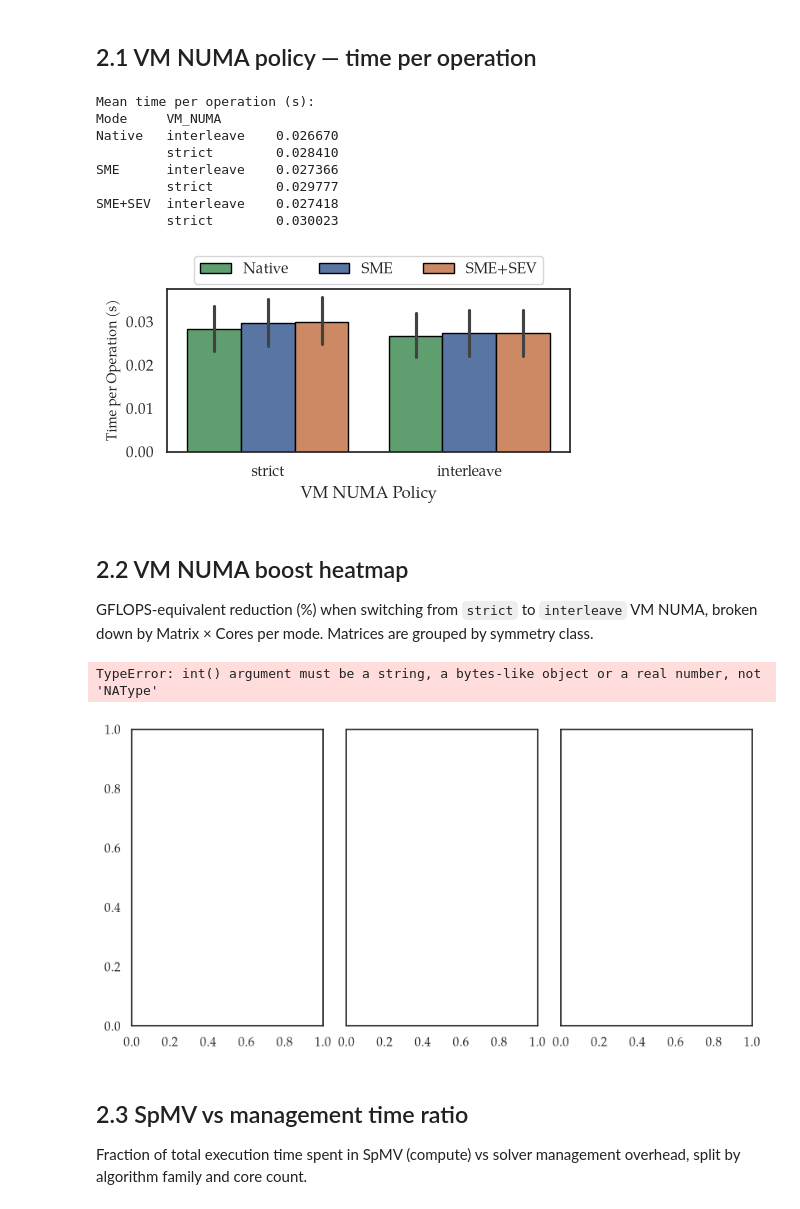
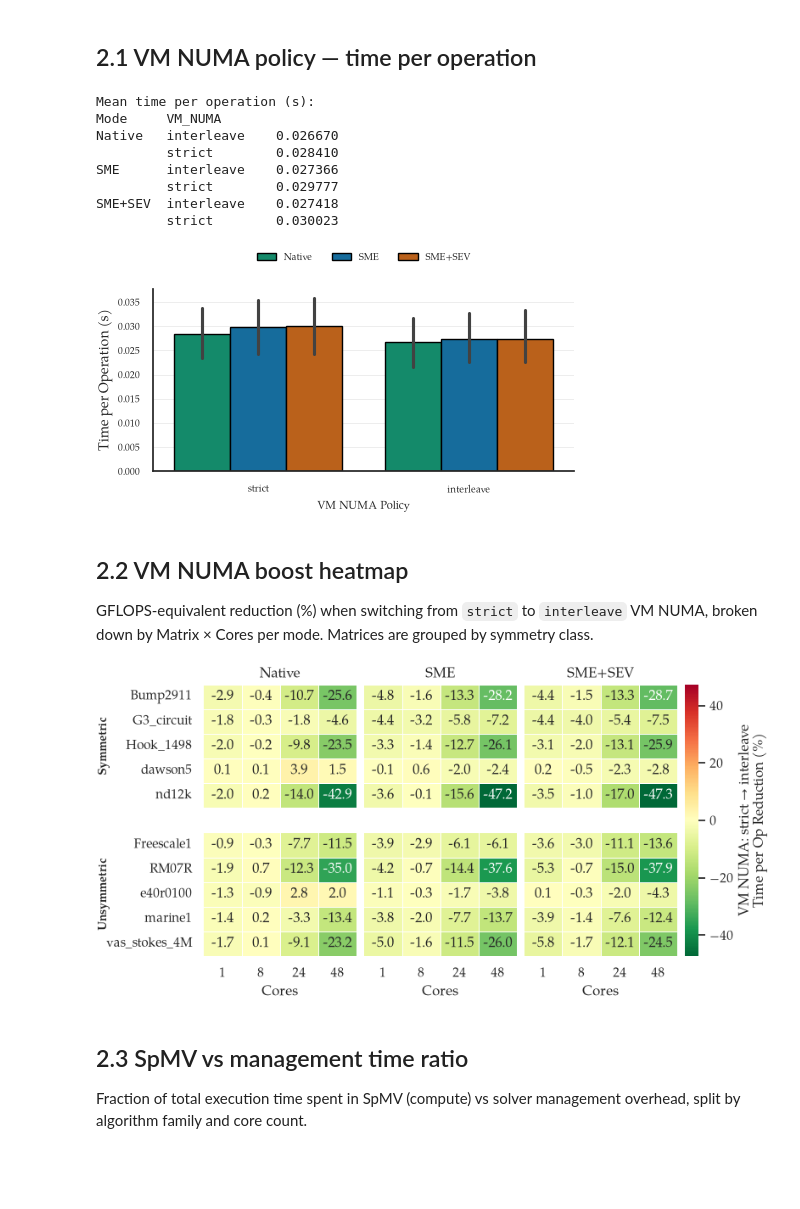
Before and after one commit to engelsm/AMD-CC-Perf, a Jupyter notebook: benchmark/krylov/krylov_analysis.ipynb, the cells around one changed output. Saved outputs shown, nothing was run; the diff lists cells and outputs as text; code cells hidden in the pictures; blank space fills up the shorter version.

```diff
--- a/benchmark/krylov/krylov_analysis.ipynb
+++ b/benchmark/krylov/krylov_analysis.ipynb
@@ -30,5 +30,7 @@ Imports, paths, and shared helpers used throughout the notebook.
 # %%
 import os
+import sys
+
 import numpy as np
 import pandas as pd
 import matplotlib.pyplot as plt
@@ -37,19 +39,14 @@ import statsmodels.api as sm
 from matplotlib.patches import Patch
 from statsmodels.formula.api import ols
 
+sys.path.append("..")
+import common_style as cs
+
+cs.apply_style()
+MODE_PALETTE = cs.MODE_PALETTE
+MODE_PALETTE_2 = cs.MODE_PALETTE_2
+
 os.makedirs("images", exist_ok=True)
-
-sns.set_theme(style="whitegrid", font="TeX Gyre Pagella")
-
-# ── Colour palettes (shared across all plots) ────────────────────────────────
-_base = sns.color_palette("deep", 3)
-MODE_PALETTE = {
-    "Native":  _base[2],
-    "SME":     _base[0],
-    "SME+SEV": _base[1],
-}
-_default = sns.color_palette(n_colors=2)
-MODE_PALETTE_2 = {"SME": _default[0], "SME+SEV": _default[1]}
 # %%
 # ── File paths ───────────────────────────────────────────────────────────────
 matrix_path  = "../../matrices/binary_spmc"
@@ -116,6 +113,7 @@ for label, path in FOLDERS.items():
         df_run            = pd.read_csv(f_path)
         df_run["Mode"]    = label.split("_interleave")[0]
         df_run["VM_NUMA"] = "interleave" if "interleave" in label else "strict"
+        df_run['Process_NUMA_Policy'] = df_run['Process_NUMA_Policy'].replace({'membind': 'strict'})
         results_list.append(df_run)
         print(f"Loaded {len(df_run):>5} rows  ← {label}")
 
@@ -255,7 +253,7 @@ SME      interleave    0.027366
          strict        0.029777
 SME+SEV  interleave    0.027418
          strict        0.030023
-[figure, old version]
+[figure, new version]
 # %% [markdown]
 ## 2.2 VM NUMA boost heatmap
 
@@ -302,7 +300,7 @@ for i, mode in enumerate(modes):
 	)
 	p_mode = p_mode.reindex(sorted(p_mode.columns), axis=1)
 
-	mb_map = df[["Matrix", "MB"]].drop_duplicates().set_index("Matrix")["MB"]
+	mb_map = df[["Matrix", "MB"]].drop_duplicates().set_index("Matrix")["MB"].astype(float).fillna(0.0)
 	sym_map = df[["Matrix", "Symmetric"]].drop_duplicates().set_index("Matrix")["Symmetric"]
 
 	available_rows = list(p_mode.index)
@@ -331,35 +329,34 @@ for i, mode in enumerate(modes):
 		cbar=(i == len(modes) - 1),
 		cbar_kws={"label": "VM NUMA: strict → interleave\nTime per Op Reduction (%)"} if i == len(modes) - 1 else None
 	)
 
 	if i == 0:
 		sym_count = len(sym_sorted)
 		unsym_count = len(unsym_sorted)
 
 		if sym_count > 0:
 			sym_y = sym_count / 2.0
 			axes[i].text(-2.6, sym_y, "Symmetric", va="center", ha="center",
 						 rotation=90, fontweight="bold", fontsize=10,clip_on=False)
 		if unsym_count > 0:
 			unsym_y = sym_count + 1 + (unsym_count / 2.0)
 			axes[i].text(-2.6, unsym_y, "Unsymmetric", va="center", ha="center",
 						 rotation=90, fontweight="bold", fontsize=10, clip_on=False)
 
 	axes[i].set_yticks(np.arange(len(p_combined.index)) + 0.5)
 	axes[i].set_yticklabels(p_combined.index, rotation=0)
 
 	axes[i].set_title(mode)
 	axes[i].set_xlabel("Cores")
 	if i == 0:
 		axes[i].set_ylabel("")
 	else:
 		axes[i].set_ylabel("")
 		axes[i].tick_params(axis="y", left=False, labelleft=False)
 
 plt.savefig("images/krylov_vm_numa_heat.pdf", bbox_inches="tight")
 # %% [output]
-TypeError: int() argument must be a string, a bytes-like object or a real number, not 'NAType'
-[figure, old version]
+[figure, new version]
 # %% [markdown]
 ## 2.3 SpMV vs management time ratio
 
```
Also changed, not shown: parts of 10 cells of this notebook, 5 other files.
